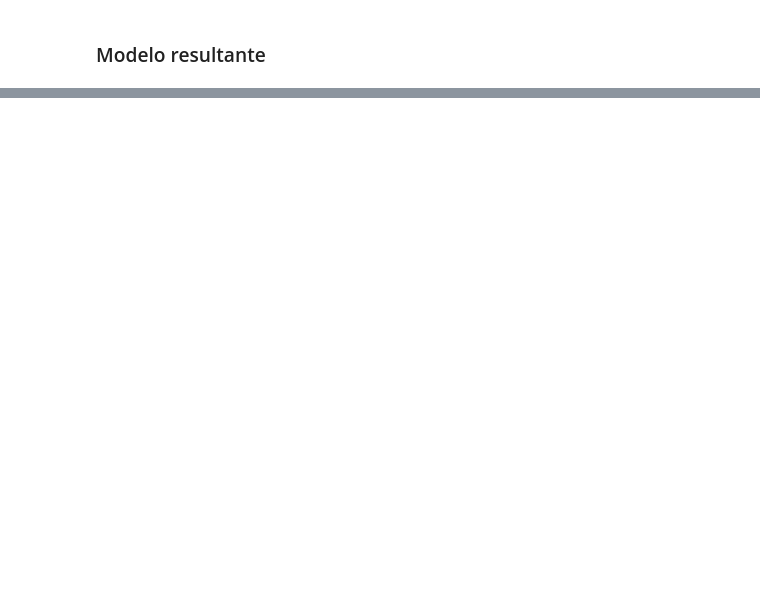
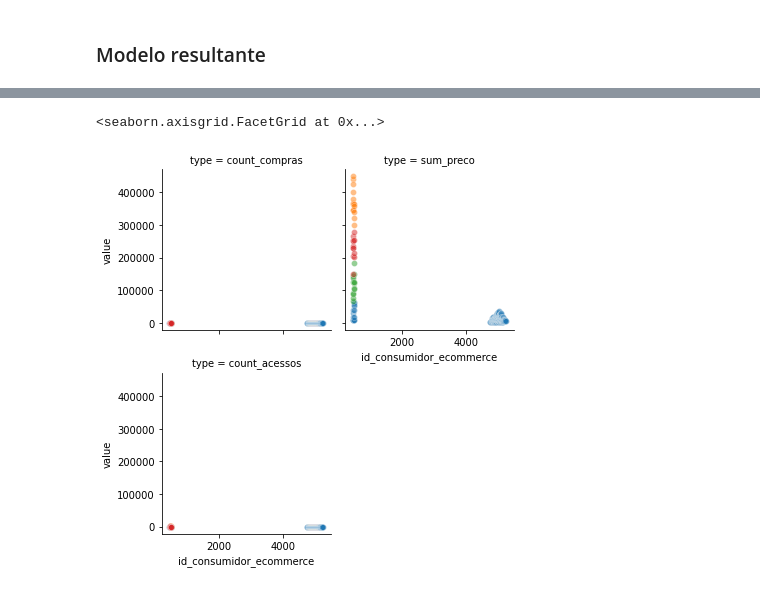
Before and after one commit to Osiris-gp8/projeto-osiris, a Jupyter notebook: api-python/analysis/ml_models/clustering_model.ipynb, the cells around one changed output, grey strips where cells are left out. Drawn from its saved outputs; the diff is of its cells as text; code cells hidden in the pictures; blank space fills up the shorter version.

```diff
--- a/api-python/analysis/ml_models/clustering_model.ipynb
+++ b/api-python/analysis/ml_models/clustering_model.ipynb
@@ -87,3 +96,19 @@ from pathlib import Path
 p = Path("pre_processed_data")
 p.mkdir(parents = True, exist_ok = True)
 features.to_pickle("./pre_processed_data/decision_tree")
+# %%
+vendas_acessos.drop(columns=["index"], inplace=True)
+# %%
+vendas_acessos = vendas_acessos.assign(cluster = labels)
+# %%
+count_compras = vendas_acessos[["id_consumidor_ecommerce", "count_compras", "cluster"]]
+count_compras["type"] = "count_compras"
+count_compras.rename(columns={"count_compras": "value"}, inplace=True)
+
+sum_preco = vendas_acessos[["id_consumidor_ecommerce", "sum_preco", "cluster"]]
+sum_preco["type"] = "sum_preco"
+sum_preco.rename(columns={"sum_preco": "value"}, inplace=True)
+
+count_acessos = vendas_acessos[["id_consumidor_ecommerce", "count_acessos", "cluster"]]
+count_acessos["type"] = "count_acessos"
+count_acessos.rename(columns={"count_acessos": "value"}, inplace=True)
@@ -89,0 +135,8 @@ features.to_pickle("./pre_processed_data/decision_tree")
+# %%
+personas = pd.concat([count_compras, sum_preco, count_acessos])
+# %%
+grid = sns.FacetGrid(personas, col="type", hue="cluster", col_wrap=2)
+grid.map(sns.scatterplot, "id_consumidor_ecommerce", "value", alpha = .5)
+# %% [output]
+<seaborn.axisgrid.FacetGrid at 0x...>
+[figure, added]
```
Also changed, not shown: parts of 11 cells of this notebook, 1 other file.
